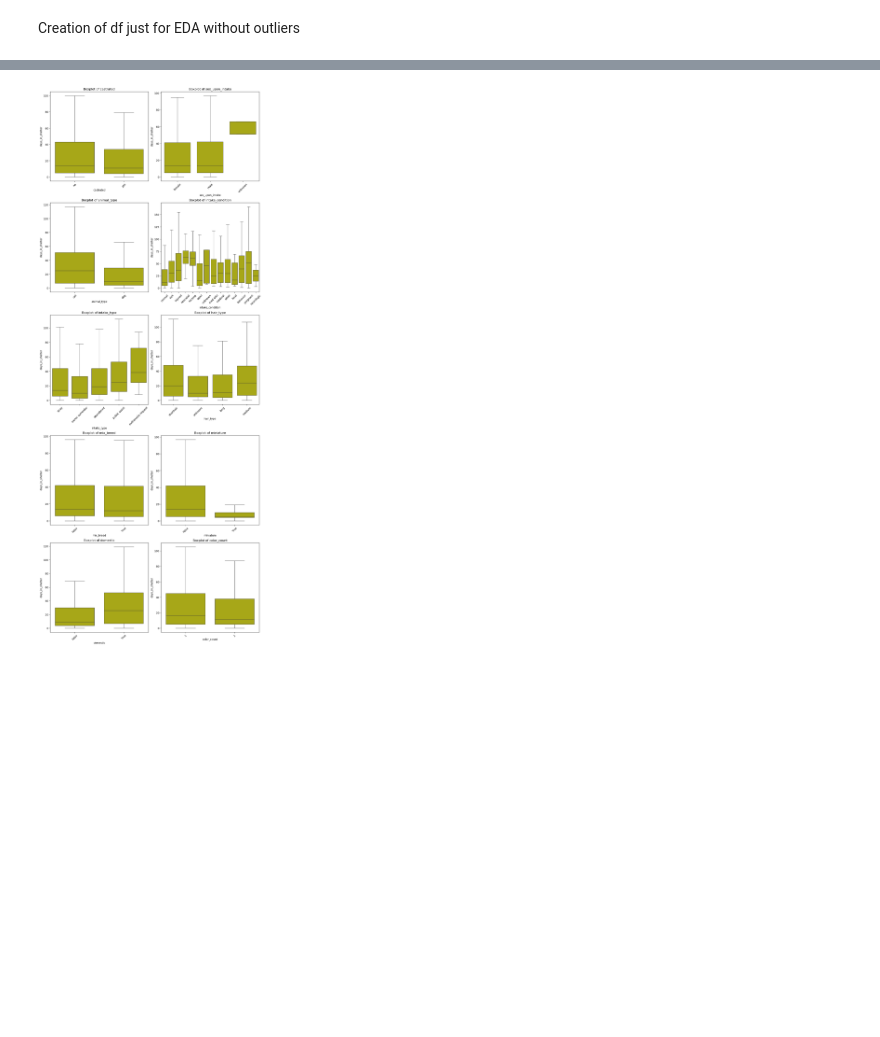
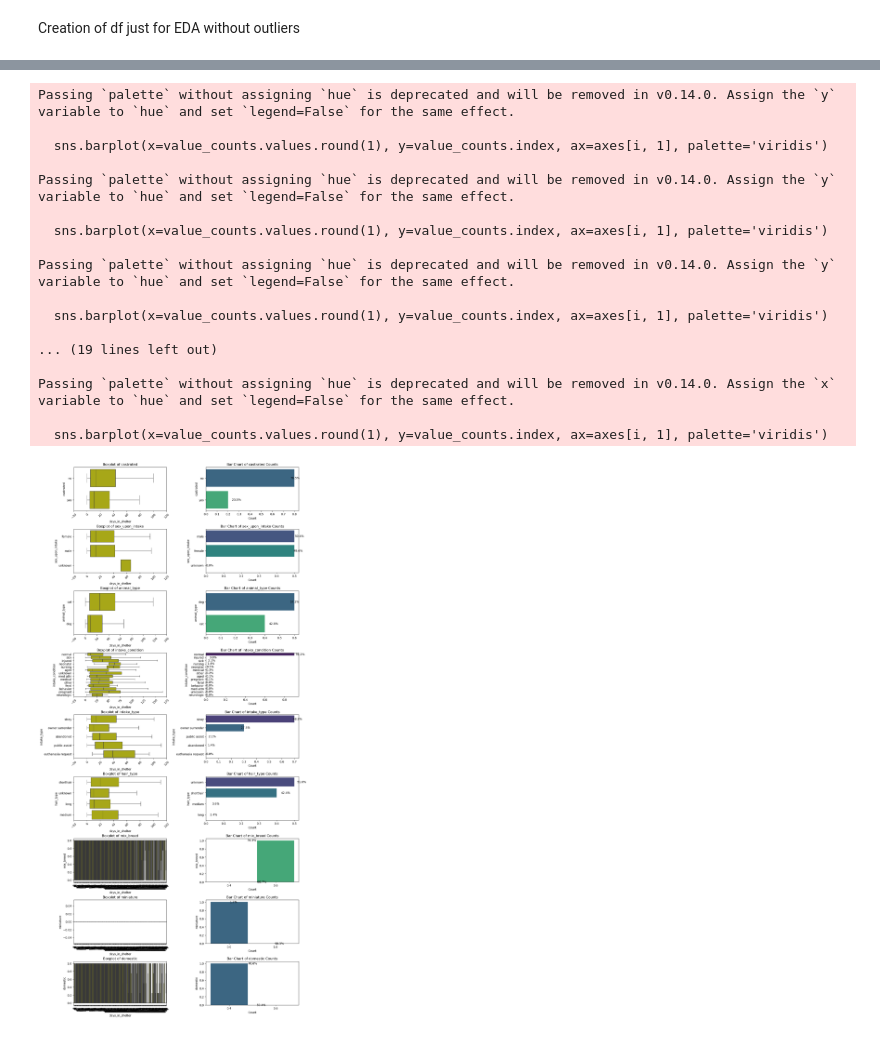
Before and after one commit to irenebustos/machine_learning_zoomcamp, a Jupyter notebook: Mid_term_project/time_to_addoption.ipynb, the cells around one changed output, grey strips where cells are left out. Drawn from its saved outputs; the diff is of its cells as text; code cells hidden in the pictures; blank space fills up the shorter version.

```diff
--- a/Mid_term_project/time_to_addoption.ipynb
+++ b/Mid_term_project/time_to_addoption.ipynb
@@ -398,2 +424,5 @@ Name: count, dtype: int64
 # %%
 df['breed_group'] = df['breed_group1'].fillna(df['breed_group2'])
+
+# assign the breed_group to other if it is still null
+df['breed_group'] = df['breed_group'].fillna('Other')
@@ -445,16 +430,0 @@ df.head().T
-# %%
-# Split the 'color' column into individual components separated by '/'
-color_combinations = df['color'].str.split('/')
-
-# Extract the first word of each component
-split_colors = color_combinations.apply(lambda x: [part.split()[0] for part in x] if isinstance(x, list) else [])
-
-# # Add new columns for each color component
-df['color_primary'] = split_colors.apply(lambda x: x[0] if len(x) > 0 else None)  # First color
-df['color_secondary'] = split_colors.apply(lambda x: x[1] if len(x) > 1 else None)  # Second color
-
-# # Display the updated DataFrame
-print(df[['color', 'color_primary', 'color_secondary']])
-
-# count the number of colors in colorcolumn by using the amount of / +1
-df['color_count'] = df['color'].str.count('/') + 1
@@ -532,24 +615,46 @@ df_eda =df[df.days_in_shelter < df.days_in_shelter.quantile(0.99)]
 # %%
 categories_graph = ['castrated', 'sex_upon_intake', 'animal_type', 'intake_condition',
                      'intake_type', 'hair_type', 'mix_breed', 'miniature',
-                    'domestic', 'color_count']
+                    'domestic']
 
 n_cols = 2
-n_rows = -(-len(categories_graph) // n_cols)  # Ceiling division to determine rows
-fig, axes = plt.subplots(n_rows, n_cols, figsize=(12, n_rows * 6), constrained_layout=True)
+n_rows = len(categories_graph)
+fig, axes = plt.subplots(n_rows, n_cols, figsize=(13, n_rows * 3), constrained_layout=True)
 
-axes = axes.flatten()
+axes = axes.reshape(-1, n_cols) if len(categories_graph) > 1 else [axes]
 
 for i, column in enumerate(categories_graph):
-    sns.boxplot(x=column, y="days_in_shelter", data=df_eda, showfliers=False, color='y', ax=axes[i])
-    axes[i].set_xticks(axes[i].get_xticks())  # Ensure correct ticks
-    axes[i].tick_params(axis='x', rotation=45)  # Rotate x-axis labels
-    axes[i].set_title(f'Boxplot of {column}')
+    sns.boxplot(x="days_in_shelter", y=column, data=df_eda, showfliers=False, color='y', ax=axes[i, 0])
+    axes[i, 0].set_xticks(axes[i, 0].get_xticks())
+    axes[i, 0].tick_params(axis='x', rotation=45)
+    axes[i, 0].set_title(f'Boxplot of {column}')
 
-for j in range(i + 1, len(axes)):
-    axes[j].axis('off')
+    value_counts = df_eda[column].value_counts(normalize=True)
+    sns.barplot(x=value_counts.values.round(1), y=value_counts.index, ax=axes[i, 1], palette='viridis')
+    axes[i, 1].set_title(f'Bar Chart of {column} Counts')
+    for j, value in enumerate(value_counts.values):
+        axes[i, 1].text(value, j, f'{value:.1%}', ha='left', va='center')
+    axes[i, 1].set_xlabel('Count')
+    axes[i, 1].set_ylabel(column)
 
 plt.show()
 # %% [output]
+Passing `palette` without assigning `hue` is deprecated and will be removed in v0.14.0. Assign the `y` variable to `hue` and set `legend=False` for the same effect.
+
+  sns.barplot(x=value_counts.values.round(1), y=value_counts.index, ax=axes[i, 1], palette='viridis')
+
+Passing `palette` without assigning `hue` is deprecated and will be removed in v0.14.0. Assign the `y` variable to `hue` and set `legend=False` for the same effect.
+
+  sns.barplot(x=value_counts.values.round(1), y=value_counts.index, ax=axes[i, 1], palette='viridis')
+
+Passing `palette` without assigning `hue` is deprecated and will be removed in v0.14.0. Assign the `y` variable to `hue` and set `legend=False` for the same effect.
+
+  sns.barplot(x=value_counts.values.round(1), y=value_counts.index, ax=axes[i, 1], palette='viridis')
+
+... (19 lines left out)
+
+Passing `palette` without assigning `hue` is deprecated and will be removed in v0.14.0. Assign the `x` variable to `hue` and set `legend=False` for the same effect.
+
+  sns.barplot(x=value_counts.values.round(1), y=value_counts.index, ax=axes[i, 1], palette='viridis')
-[figure, old version]
+[figure, new version]
 # %%
```
Also changed, not shown: parts of 139 cells of this notebook, 6 other files.
